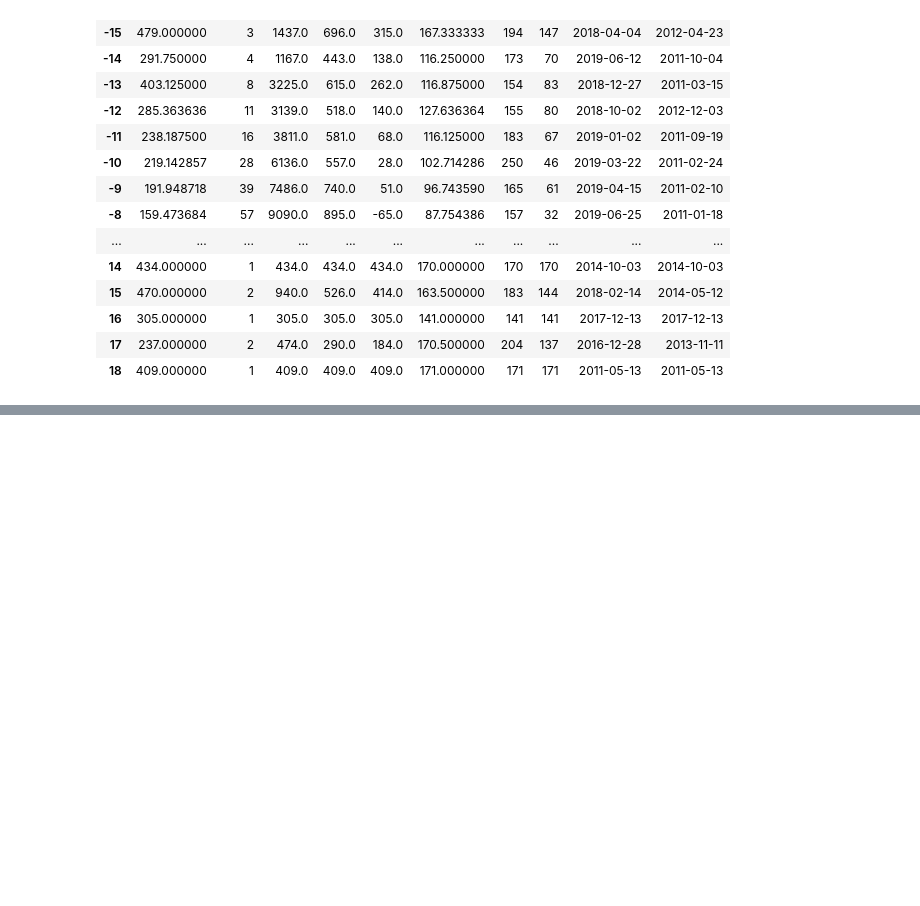
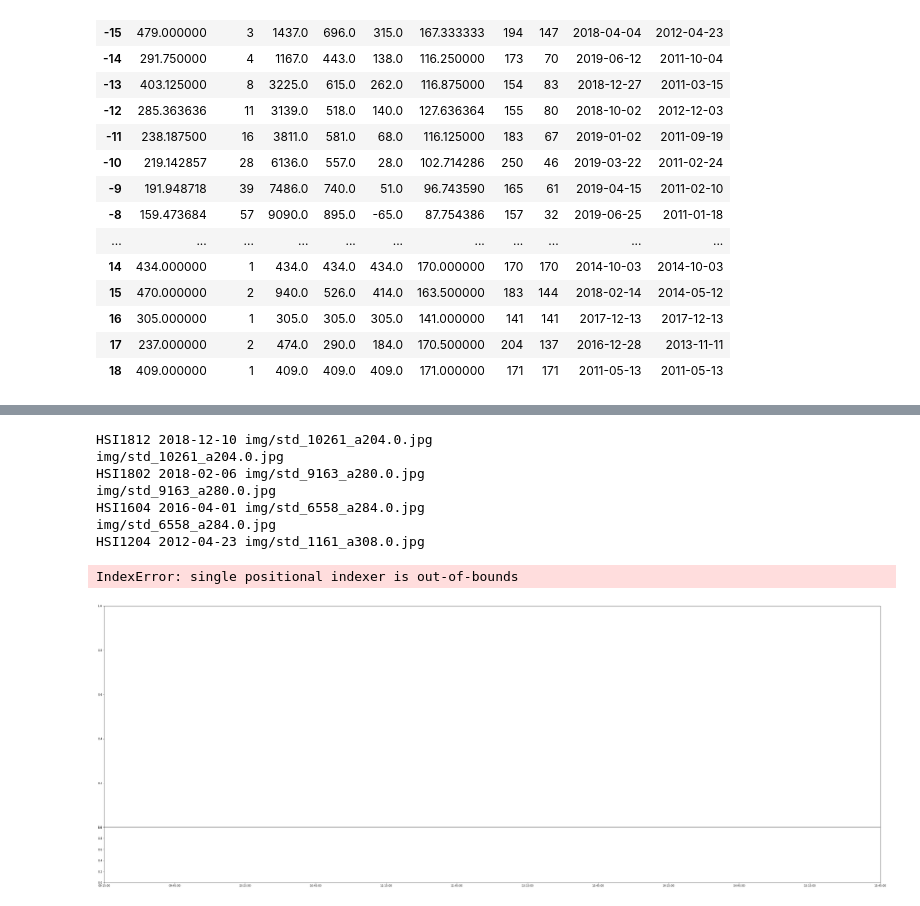
Before and after one commit to che7611/test2, a Jupyter notebook: bt_calc.ipynb, the cells around one changed output, grey strips where cells are left out. Saved outputs shown, nothing was run; the diff lists cells and outputs as text; code cells hidden in the pictures; blank space fills up the shorter version.

```diff
--- a/bt_calc.ipynb
+++ b/bt_calc.ipynb
@@ -479,0 +541,29 @@ macd.groupby(macd.std_up-macd.std_dn).agg(calc)
+# %%
+# KL('HSI1901','2019-01-14',buy=[1],save='pkl/std_001.jpg')
+cont=(std1.ma60_no==0) & (std1.state==1) & (std1.ma60_state=='under')
+std2=std1[cont].sort_values('end_chg',ascending=False)
+for i ,row in std2.tail(5).iterrows():
+    prod=row['prod']
+    date=str(row['date'].date())
+    day_no=row['day_no']
+    end_idx=row['end_idx']
+    chg=row['end_chg']
+    if chg>0:
+        file="img/std_%d_%s.jpg" %(i,chg)
+    else:
+        file="img/std_%d_a%s.jpg" %(i,-chg)
+    print(prod,date,file)
+    if row['state']==1:
+        KL(prod,date,trade=['buy',day_no,end_idx],save=file)
+    else:
+        KL(prod,date,trade=['sell',day_no,end_idx],save=file)
+# %% [output]
+HSI1812 2018-12-10 img/std_10261_a204.0.jpg
+img/std_10261_a204.0.jpg
+HSI1802 2018-02-06 img/std_9163_a280.0.jpg
+img/std_9163_a280.0.jpg
+HSI1604 2016-04-01 img/std_6558_a284.0.jpg
+img/std_6558_a284.0.jpg
+HSI1204 2012-04-23 img/std_1161_a308.0.jpg
+IndexError: single positional indexer is out-of-bounds
+[figure, added]
```
Also changed, not shown: parts of 9 cells of this notebook, 1 other file.
